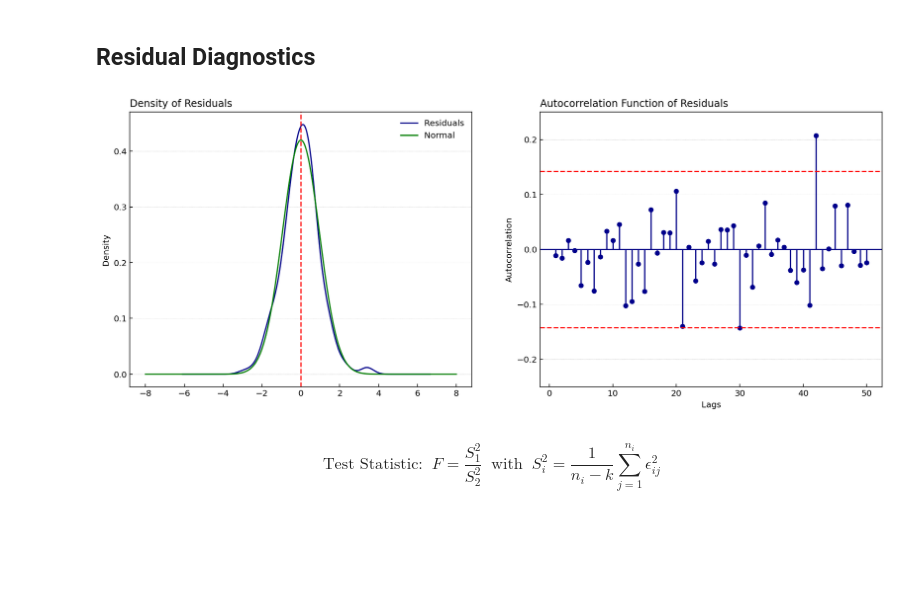
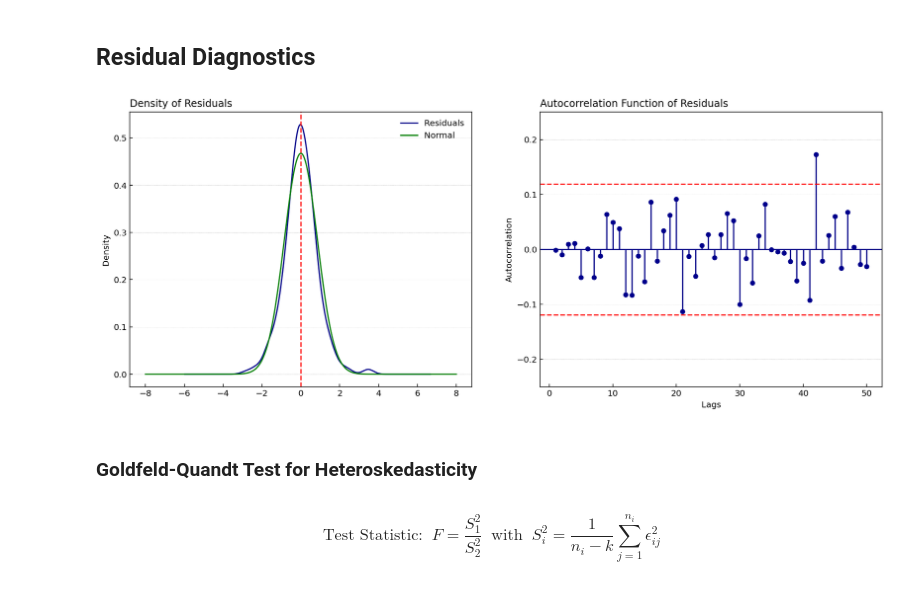
Before and after one commit to LeonHackl/TimeSeries-Forecasting, a Jupyter notebook: ARIMA-Python.ipynb, the cells around one changed output. Cells and saved outputs as stored; diff of their text form; code cells hidden in the pictures; blank space fills up the shorter version.

```diff
--- a/ARIMA-Python.ipynb
+++ b/ARIMA-Python.ipynb
@@ -194,10 +200,13 @@ def plot_residuals(data, order):
 
     # return the residual values
     return residuals
-# %%
-residuals = plot_residuals(X_train, best_cfg)
-# %% [output]
-[figure, removed]
+# %%
+# residuals for chosen parameter combination on full training data
+residuals = plot_residuals(pd.concat([training, validation]), best_cfg)
+# %% [output]
+[figure, added]
+# %% [markdown]
+### Goldfeld-Quandt Test for Heteroskedasticity
 # %%
 ###########################################################################################
 # source code from statsmodels for heteroskedasticity test (Goldfeld-Quandt) of residuals #
```
Also changed, not shown: parts of 16 cells of this notebook.
